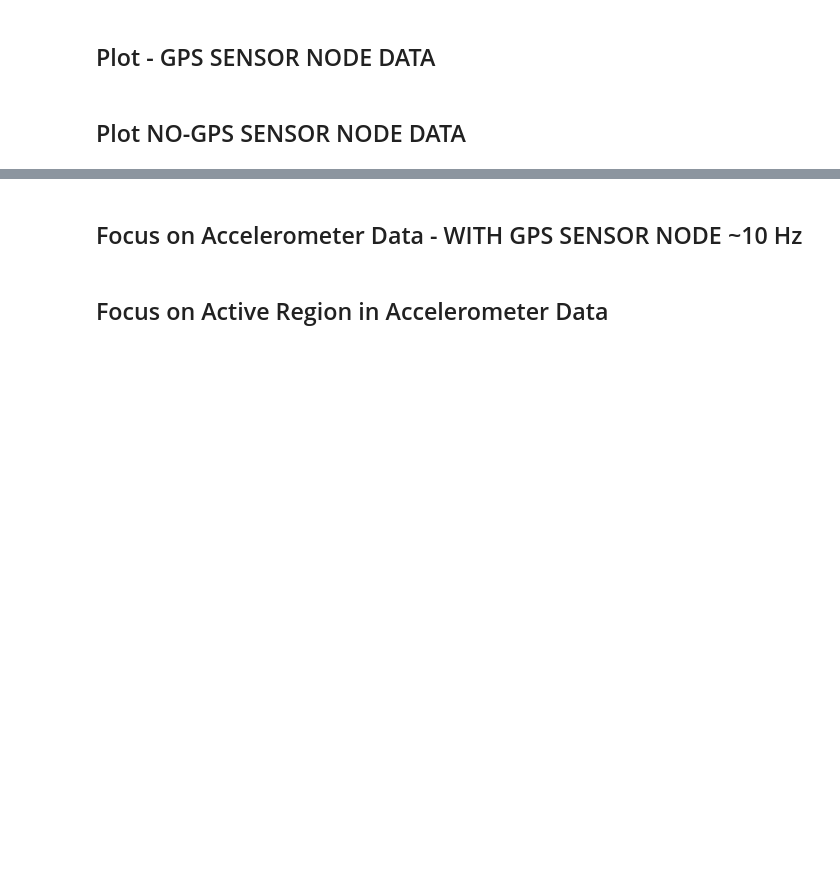
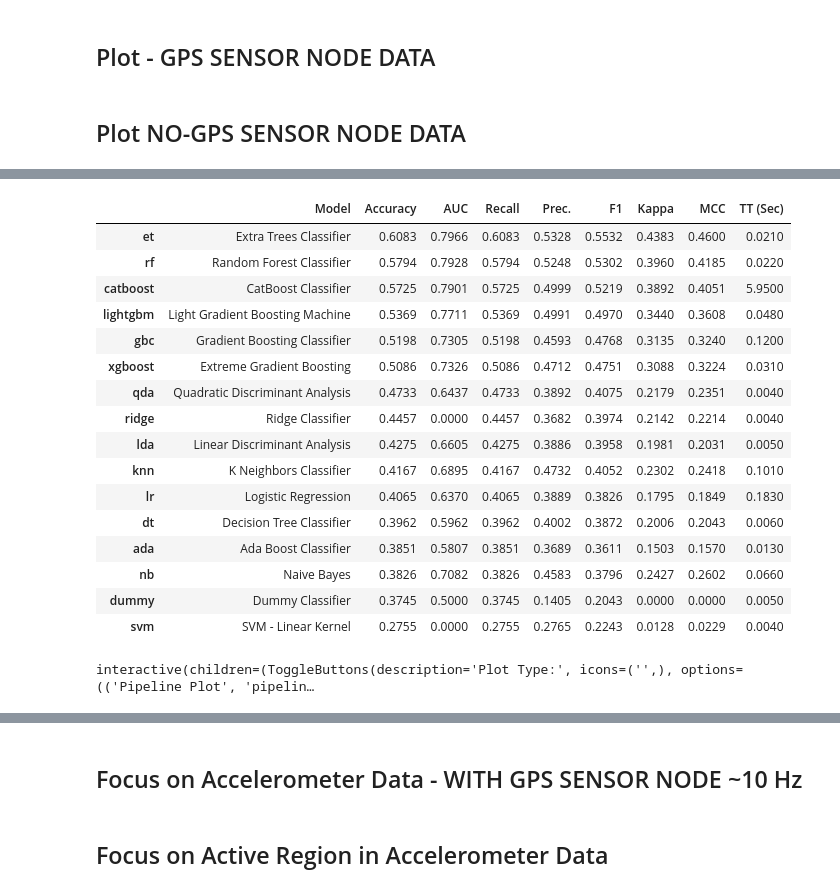
Before and after one commit to veysiadn/CO2-Excavators, a Jupyter notebook: initial-analysis.ipynb, the cells around one changed output, grey strips where cells are left out. Drawn from its saved outputs; the diff is of its cells as text; code cells hidden in the pictures; blank space fills up the shorter version.

Commit message:
update initial analysis

```diff
--- a/initial-analysis.ipynb
+++ b/initial-analysis.ipynb
@@ -156,0 +288,3 @@ axes[2].set_title('z-axis acceleration');
+# %%
+best_model = compare_models()
+# %% [output]
@@ -156,0 +292,21 @@ axes[2].set_title('z-axis acceleration');
+|  | Model | Accuracy | AUC | Recall | Prec. | F1 | Kappa | MCC | TT (Sec) |
+| et | Extra Trees Classifier | 0.6083 | 0.7966 | 0.6083 | 0.5328 | 0.5532 | 0.4383 | 0.4600 | 0.0210 |
+| rf | Random Forest Classifier | 0.5794 | 0.7928 | 0.5794 | 0.5248 | 0.5302 | 0.3960 | 0.4185 | 0.0220 |
+| catboost | CatBoost Classifier | 0.5725 | 0.7901 | 0.5725 | 0.4999 | 0.5219 | 0.3892 | 0.4051 | 5.9500 |
+| lightgbm | Light Gradient Boosting Machine | 0.5369 | 0.7711 | 0.5369 | 0.4991 | 0.4970 | 0.3440 | 0.3608 | 0.0480 |
+| gbc | Gradient Boosting Classifier | 0.5198 | 0.7305 | 0.5198 | 0.4593 | 0.4768 | 0.3135 | 0.3240 | 0.1200 |
+| xgboost | Extreme Gradient Boosting | 0.5086 | 0.7326 | 0.5086 | 0.4712 | 0.4751 | 0.3088 | 0.3224 | 0.0310 |
+| qda | Quadratic Discriminant Analysis | 0.4733 | 0.6437 | 0.4733 | 0.3892 | 0.4075 | 0.2179 | 0.2351 | 0.0040 |
+| ridge | Ridge Classifier | 0.4457 | 0.0000 | 0.4457 | 0.3682 | 0.3974 | 0.2142 | 0.2214 | 0.0040 |
+| lda | Linear Discriminant Analysis | 0.4275 | 0.6605 | 0.4275 | 0.3886 | 0.3958 | 0.1981 | 0.2031 | 0.0050 |
+| knn | K Neighbors Classifier | 0.4167 | 0.6895 | 0.4167 | 0.4732 | 0.4052 | 0.2302 | 0.2418 | 0.1010 |
+| lr | Logistic Regression | 0.4065 | 0.6370 | 0.4065 | 0.3889 | 0.3826 | 0.1795 | 0.1849 | 0.1830 |
+| dt | Decision Tree Classifier | 0.3962 | 0.5962 | 0.3962 | 0.4002 | 0.3872 | 0.2006 | 0.2043 | 0.0060 |
+| ada | Ada Boost Classifier | 0.3851 | 0.5807 | 0.3851 | 0.3689 | 0.3611 | 0.1503 | 0.1570 | 0.0130 |
+| nb | Naive Bayes | 0.3826 | 0.7082 | 0.3826 | 0.4583 | 0.3796 | 0.2427 | 0.2602 | 0.0660 |
+| dummy | Dummy Classifier | 0.3745 | 0.5000 | 0.3745 | 0.1405 | 0.2043 | 0.0000 | 0.0000 | 0.0050 |
+| svm | SVM - Linear Kernel | 0.2755 | 0.0000 | 0.2755 | 0.2765 | 0.2243 | 0.0128 | 0.0229 | 0.0040 |
+# %%
+evaluate_model(best_model)
+# %% [output]
+interactive(children=(ToggleButtons(description='Plot Type:', icons=('',), options=(('Pipeline Plot', 'pipelin…
```
Also changed, not shown: parts of 33 cells of this notebook, 5 other files.
